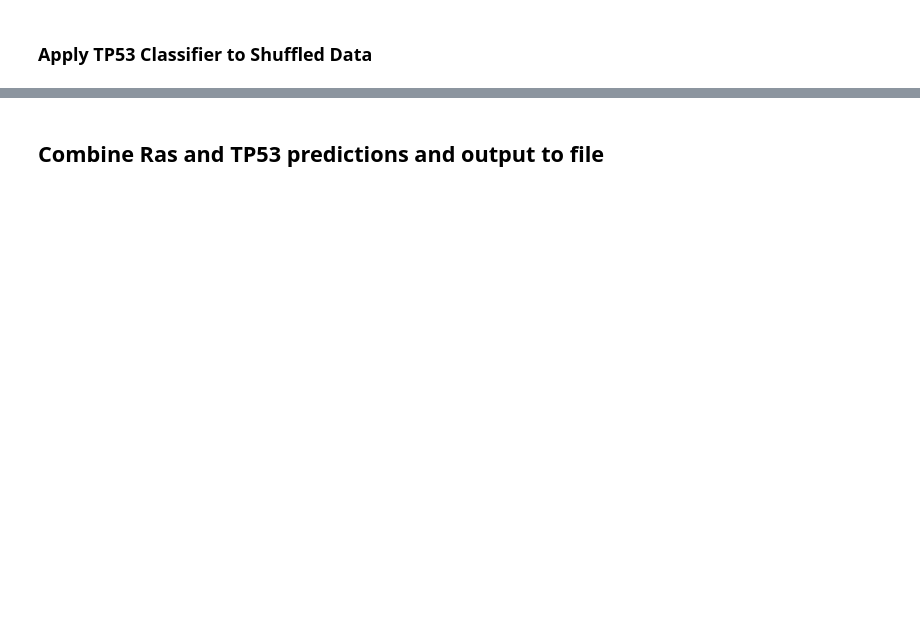
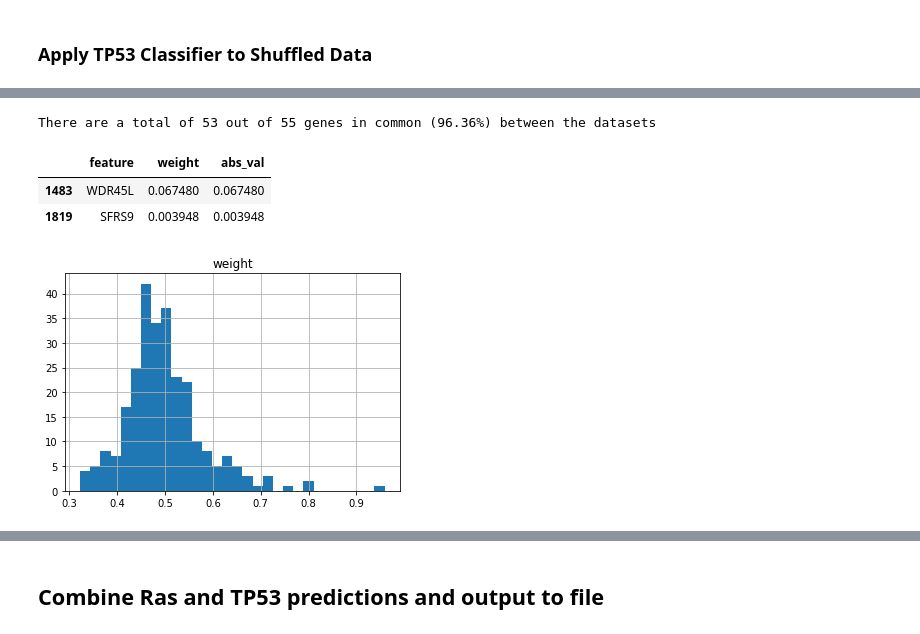
Before and after one commit to marislab/pdx-classification, a Jupyter notebook: 1A.apply-classifier-pdx.ipynb, the cells around one changed output, grey strips where cells are left out. Cells and saved outputs as stored; diff of their text form; code cells hidden in the pictures; blank space fills up the shorter version.

```diff
--- a/1A.apply-classifier-pdx.ipynb
+++ b/1A.apply-classifier-pdx.ipynb
@@ -208,0 +238,20 @@ tp53_shuffle_scores_df, tp53_shuffle_common_genes_df, tp53_shuffle_missing_genes
+# %%
+# Determine the extent of coefficient overlap
+print('There are a total of {} out of {} genes in common ({}%) between the datasets'
+      .format(nf1_common_genes_df.shape[0],
+              nf1_coef_df.shape[0],
+              round(nf1_common_genes_df.shape[0] / nf1_coef_df.shape[0] * 100, 2)))
+# %% [output]
+There are a total of 53 out of 55 genes in common (96.36%) between the datasets
+# %%
+# Which Genes are Missing?
+nf1_missing_genes_df
+# %% [output]
+|  | feature | weight | abs_val |
+| 1483 | WDR45L | 0.067480 | 0.067480 |
+| 1819 | SFRS9 | 0.003948 | 0.003948 |
+# %%
+# Distribution of predictions of the NF1 Classifier applied to input data
+nf1_scores_df.T.hist(bins=30);
+# %% [output]
+[figure, added]
```
Also changed, not shown: parts of 13 cells of this notebook.
